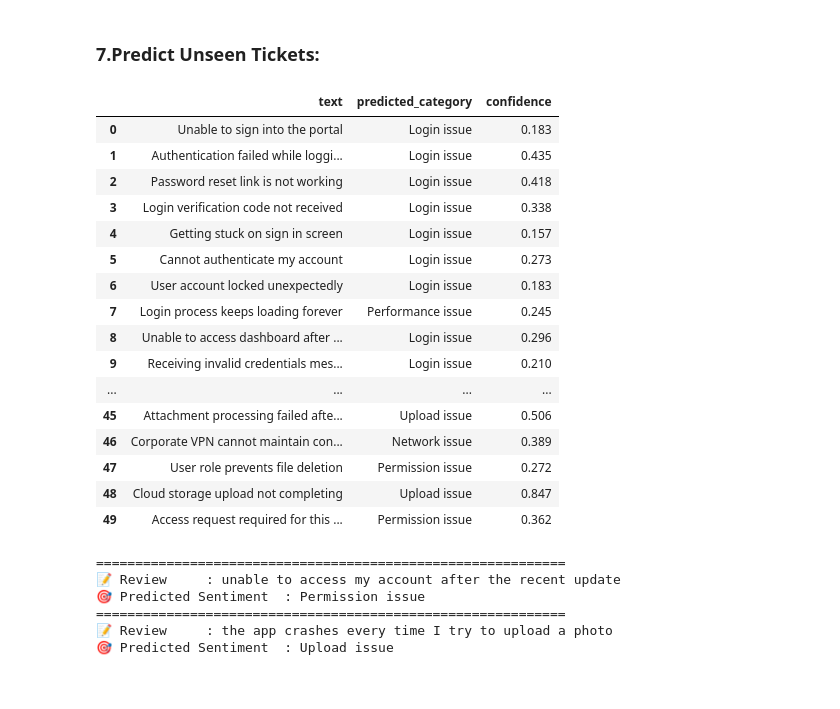
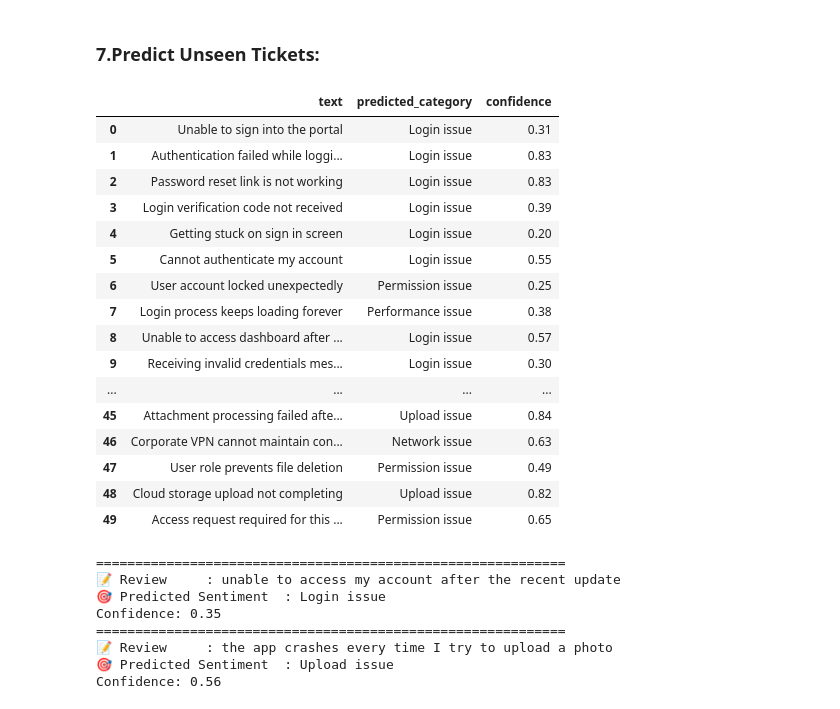
Before and after one commit to dinakaranthiru/AI-Engineer-12-Weeks, a Jupyter notebook: Week7_Task/NLP_Text_Classification.ipynb, the cells around one changed output. Cells and saved outputs as stored; diff of their text form; code cells hidden in the pictures.

Commit message:
Implement code changes to enhance functionality and improve performance

```diff
--- a/Week7_Task/NLP_Text_Classification.ipynb
+++ b/Week7_Task/NLP_Text_Classification.ipynb
@@ -86,7 +86,11 @@ df[['text', 'clean_text', 'category']].head(8)
 
 Converts cleaned text into numeric feature vectors.
 # %%
-vectorizer = TfidfVectorizer(ngram_range=(1, 2), min_df=2)
+vectorizer = TfidfVectorizer(
+    ngram_range=(1, 2),
+    max_features=5000,
+    min_df=1
+)
 X = vectorizer.fit_transform(df['clean_text'])
 y = df['category']
 
@@ -109,7 +113,11 @@ Test Data Size: 40
 # %% [markdown]
 #### Logistic Regression:
 # %%
-lr_model = LogisticRegression()
+lr_model = LogisticRegression(
+    max_iter=1000,
+    C=10,
+    random_state=42
+)
 lr_model.fit(X_train,y_train)
 
 lr_pred = lr_model.predict(X_test)
@@ -151,36 +159,36 @@ plt.show()
 # %%
 def predict_category(text, model=lr_model, vec=vectorizer):
     cleaned = clean_text(text)
     vector = vec.transform([cleaned])
     prediction = model.predict(vector)[0]
     confidence = model.predict_proba(vector).max()
-    return prediction, round(confidence, 3)
+    return prediction, round(confidence, 2)
 
 new_df = pd.read_csv('unseen_tickets.csv')
 preds, confs = zip(*new_df['text'].apply(predict_category))
 
 result_df = new_df.copy()
 result_df['predicted_category'] = preds
 result_df['confidence'] = confs
 result_df
 # %% [output]
 |  | text | predicted_category | confidence |
-| 0 | Unable to sign into the portal | Login issue | 0.183 |
-| 1 | Authentication failed while loggi... | Login issue | 0.435 |
-| 2 | Password reset link is not working | Login issue | 0.418 |
-| 3 | Login verification code not received | Login issue | 0.338 |
-| 4 | Getting stuck on sign in screen | Login issue | 0.157 |
-| 5 | Cannot authenticate my account | Login issue | 0.273 |
-| 6 | User account locked unexpectedly | Login issue | 0.183 |
-| 7 | Login process keeps loading forever | Performance issue | 0.245 |
-| 8 | Unable to access dashboard after ... | Login issue | 0.296 |
-| 9 | Receiving invalid credentials mes... | Login issue | 0.210 |
+| 0 | Unable to sign into the portal | Login issue | 0.31 |
+| 1 | Authentication failed while loggi... | Login issue | 0.83 |
+| 2 | Password reset link is not working | Login issue | 0.83 |
+| 3 | Login verification code not received | Login issue | 0.39 |
+| 4 | Getting stuck on sign in screen | Login issue | 0.20 |
+| 5 | Cannot authenticate my account | Login issue | 0.55 |
+| 6 | User account locked unexpectedly | Permission issue | 0.25 |
+| 7 | Login process keeps loading forever | Performance issue | 0.38 |
+| 8 | Unable to access dashboard after ... | Login issue | 0.57 |
+| 9 | Receiving invalid credentials mes... | Login issue | 0.30 |
 | ... | ... | ... | ... |
-| 45 | Attachment processing failed afte... | Upload issue | 0.506 |
-| 46 | Corporate VPN cannot maintain con... | Network issue | 0.389 |
-| 47 | User role prevents file deletion | Permission issue | 0.272 |
-| 48 | Cloud storage upload not completing | Upload issue | 0.847 |
-| 49 | Access request required for this ... | Permission issue | 0.362 |
+| 45 | Attachment processing failed afte... | Upload issue | 0.84 |
+| 46 | Corporate VPN cannot maintain con... | Network issue | 0.63 |
+| 47 | User role prevents file deletion | Permission issue | 0.49 |
+| 48 | Cloud storage upload not completing | Upload issue | 0.82 |
+| 49 | Access request required for this ... | Permission issue | 0.65 |
 # %%
 
 def predict_cleaned(raw_text, model=lr_model, vec=vectorizer):
@@ -201,10 +209,13 @@ for review in new_reviews:
     print("=" * 60)
     print(f"📝 Review     : {review}")
     print(f"🎯 Predicted Sentiment  : {pred.capitalize()}")
+    print(f"Confidence: {conf}")
 # %% [output]
 ============================================================
 📝 Review     : unable to access my account after the recent update
-🎯 Predicted Sentiment  : Permission issue
+🎯 Predicted Sentiment  : Login issue
+Confidence: 0.35
 ============================================================
 📝 Review     : the app crashes every time I try to upload a photo
 🎯 Predicted Sentiment  : Upload issue
+Confidence: 0.56
```
Also changed, not shown: parts of 3 cells of this notebook.
